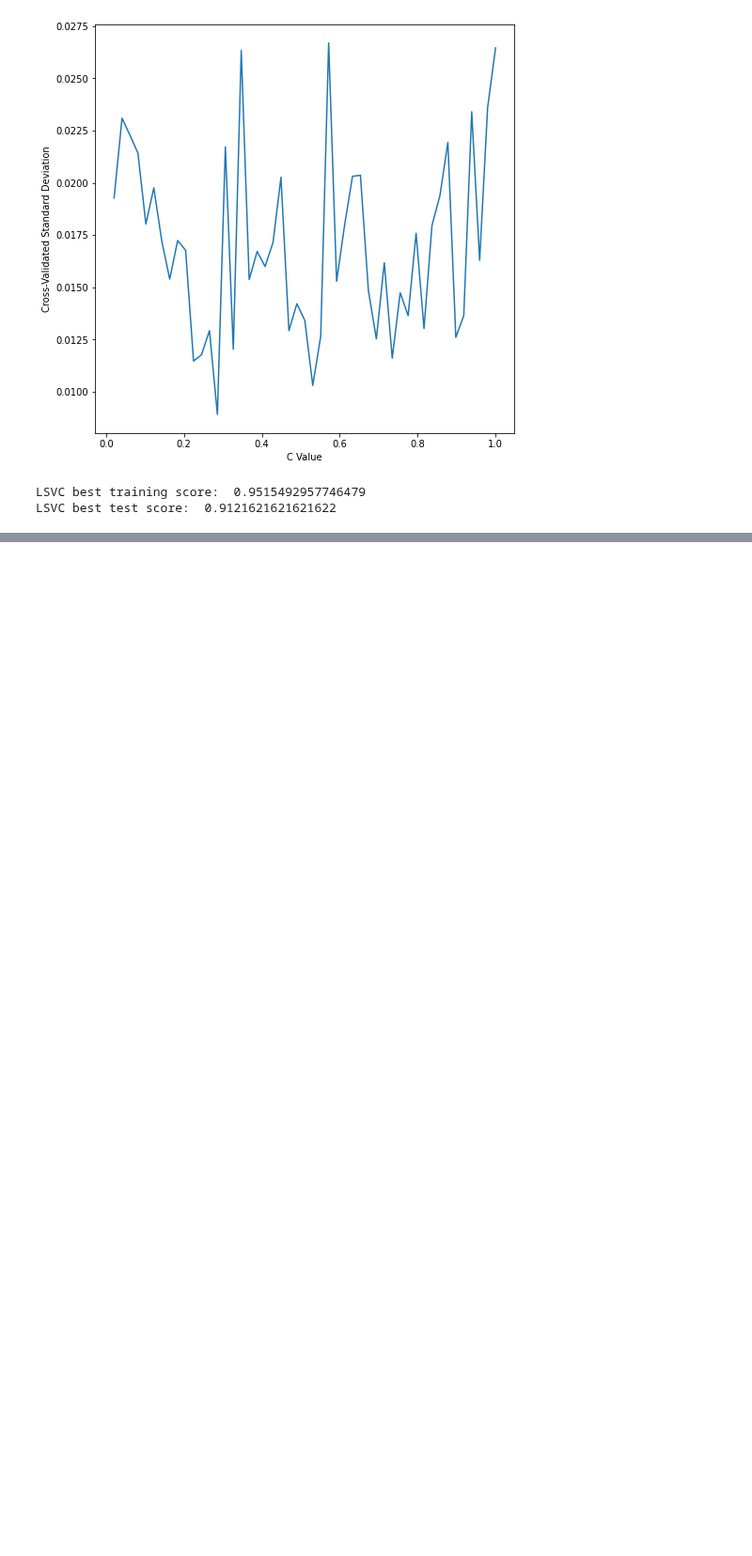
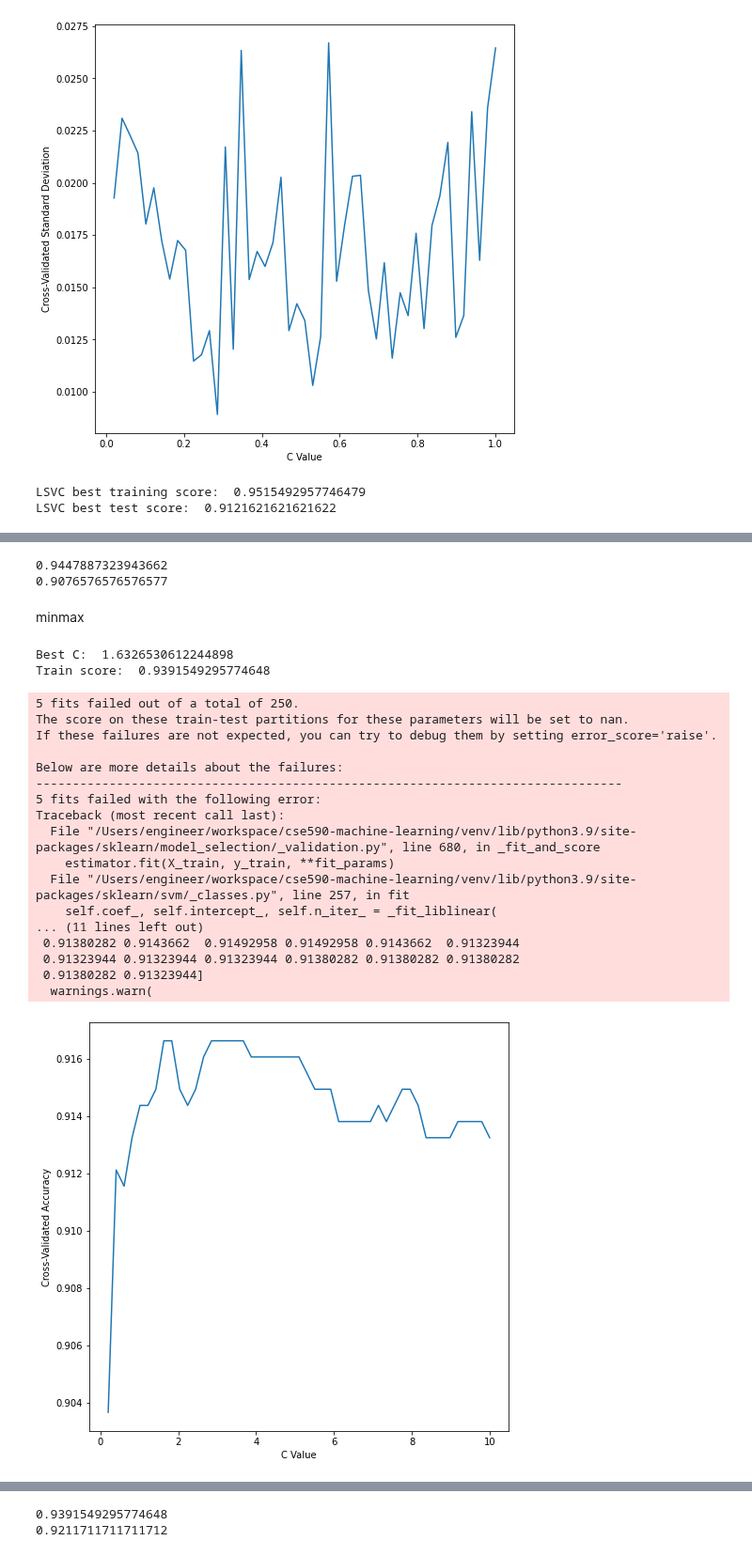
Before and after one commit to jasonmrimer/cse590-machine-learning, a Jupyter notebook: final-project/classifiers/linear svc.ipynb, the cells around one changed output, grey strips where cells are left out. Shown at 94% size. Saved outputs shown, nothing was run; the diff lists cells and outputs as text; code cells hidden in the pictures; blank space fills up the shorter version.

```diff
--- a/final-project/classifiers/linear svc.ipynb
+++ b/final-project/classifiers/linear svc.ipynb
@@ -101,0 +177,34 @@ LSVC best test score:  0.9121621621621622
+# %%
+
+lsvc_robust = LinearSVC(C=0.04081632653061224).fit(X_train_robust, y_train)
+
+print(lsvc_robust.score(X_train_robust, y_train))
+print(lsvc_robust.score(X_test_robust, y_test))
+# %% [output]
+0.9447887323943662
+0.9076576576576577
+# %% [markdown]
+minmax
+# %%
+lsvc_explore_and_graph(np.linspace(0, 10, 50), X_train_minmax)
+# %% [output]
+Best C:  1.6326530612244898
+Train score:  0.9391549295774648
+5 fits failed out of a total of 250.
+The score on these train-test partitions for these parameters will be set to nan.
+If these failures are not expected, you can try to debug them by setting error_score='raise'.
+
+Below are more details about the failures:
+--------------------------------------------------------------------------------
+5 fits failed with the following error:
+Traceback (most recent call last):
+  File "/Users/engineer/workspace/cse590-machine-learning/venv/lib/python3.9/site-packages/sklearn/model_selection/_validation.py", line 680, in _fit_and_score
+    estimator.fit(X_train, y_train, **fit_params)
+  File "/Users/engineer/workspace/cse590-machine-learning/venv/lib/python3.9/site-packages/sklearn/svm/_classes.py", line 257, in fit
+    self.coef_, self.intercept_, self.n_iter_ = _fit_liblinear(
+... (11 lines left out)
+ 0.91380282 0.9143662  0.91492958 0.91492958 0.9143662  0.91323944
+ 0.91323944 0.91323944 0.91323944 0.91380282 0.91380282 0.91380282
+ 0.91380282 0.91323944]
+  warnings.warn(
+[figure, added]
@@ -101,0 +212,9 @@ LSVC best test score:  0.9121621621621622
+# %%
+
+lsvc_minmax = LinearSVC(C=1.6326530612244898).fit(X_train_minmax, y_train)
+
+print(lsvc_minmax.score(X_train_minmax, y_train))
+print(lsvc_minmax.score(X_test_minmax, y_test))
+# %% [output]
+0.9391549295774648
+0.9211711711711712
```
Also changed, not shown: parts of 14 cells of this notebook.
